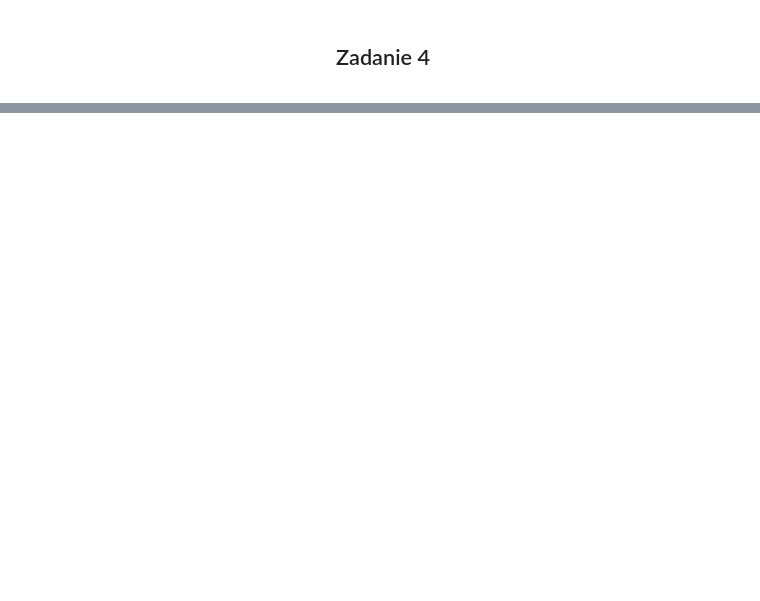
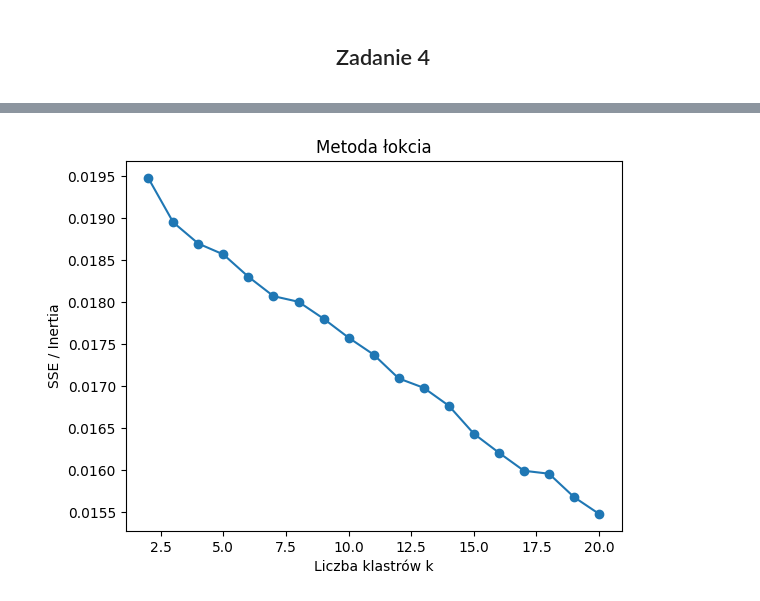
Before and after one commit to Owczany/Semestr-5, a Jupyter notebook: uczenie_maszynowe/lista_5/zadanie.ipynb, the cells around one changed output, grey strips where cells are left out. Cells and saved outputs as stored; diff of their text form; code cells hidden in the pictures; blank space fills up the shorter version.

```diff
--- a/uczenie_maszynowe/lista_5/zadanie.ipynb
+++ b/uczenie_maszynowe/lista_5/zadanie.ipynb
@@ -295,0 +298,12 @@ IndexError: list index out of range
+# %%
+from sklearn.feature_extraction.text import TfidfVectorizer
+from sklearn.decomposition import KernelPCA
+from sklearn.pipeline import Pipeline
+
+pipeline = Pipeline([
+    ('tfidf', TfidfVectorizer(stop_words='english')),
+    ('pca', KernelPCA(n_components=100, random_state=42, kernel='rbf'))
+])
+
+pca_matrix = pipeline.fit_transform(newsgroups.data)
+print("Shape:", pca_matrix.shape)
@@ -295,0 +312,15 @@ IndexError: list index out of range
+# %%
+from sklearn.cluster import KMeans
+from sklearn.metrics import silhouette_score
+import numpy as np
+
+scores = []
+K = range(2, 21)
+
+for k in K:
+    model = KMeans(n_clusters=k, random_state=42)
+    labels = model.fit_predict(pca_matrix)
+    scores.append(silhouette_score(pca_matrix, labels))
+
+for k, s in zip(K, scores):
+    print(k, s)
@@ -295,0 +345,17 @@ IndexError: list index out of range
+# %%
+inertias = []
+
+for k in K:
+    model = KMeans(n_clusters=k, random_state=42)
+    model.fit(pca_matrix)
+    inertias.append(model.inertia_)
+# %%
+import matplotlib.pyplot as plt
+
+plt.plot(K, inertias, 'o-')
+plt.xlabel("Liczba klastrów k")
+plt.ylabel("SSE / Inertia")
+plt.title("Metoda łokcia")
+plt.show()
+# %% [output]
+[figure, added]
```
Also changed, not shown: parts of 18 cells of this notebook, 4 other files.
